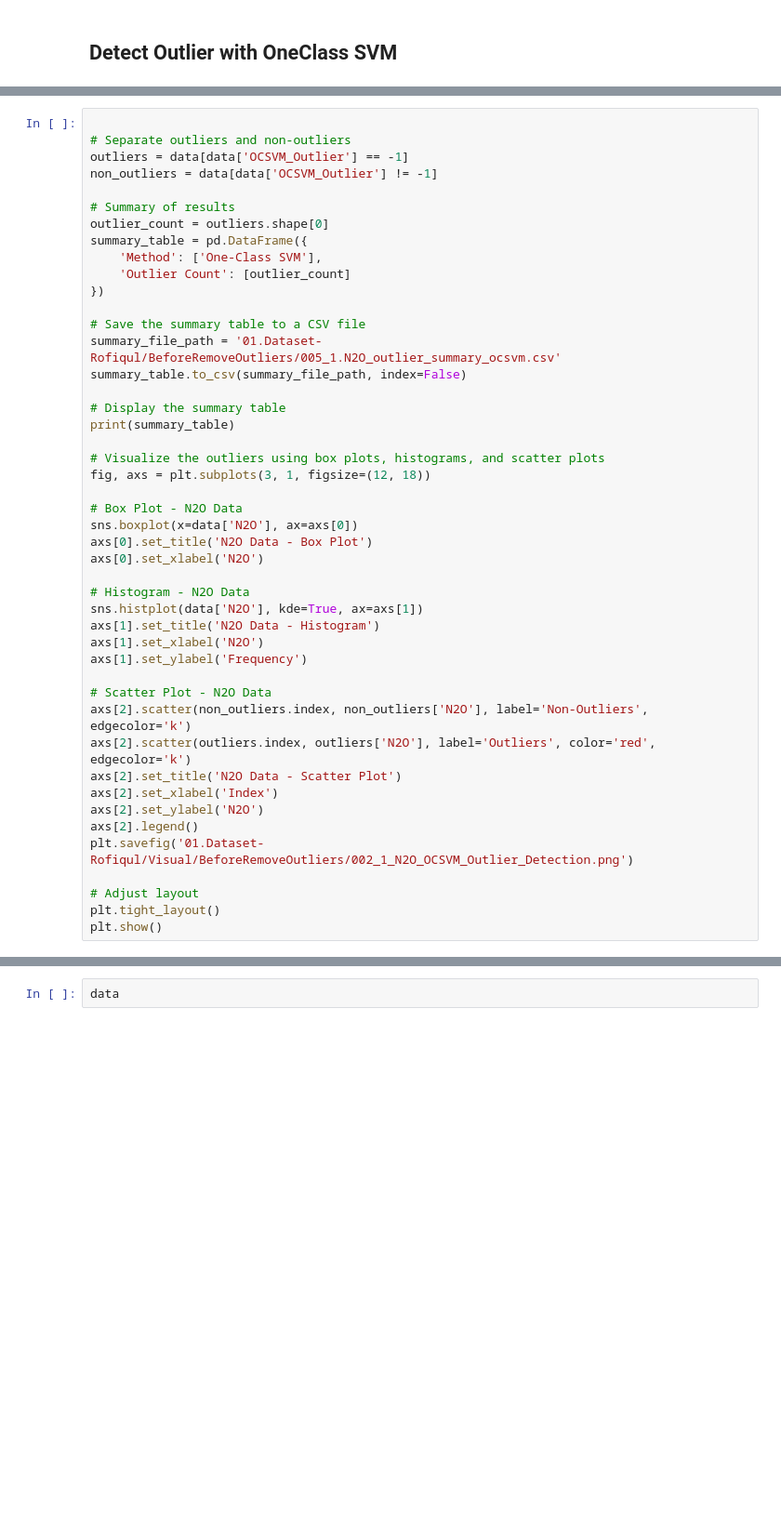
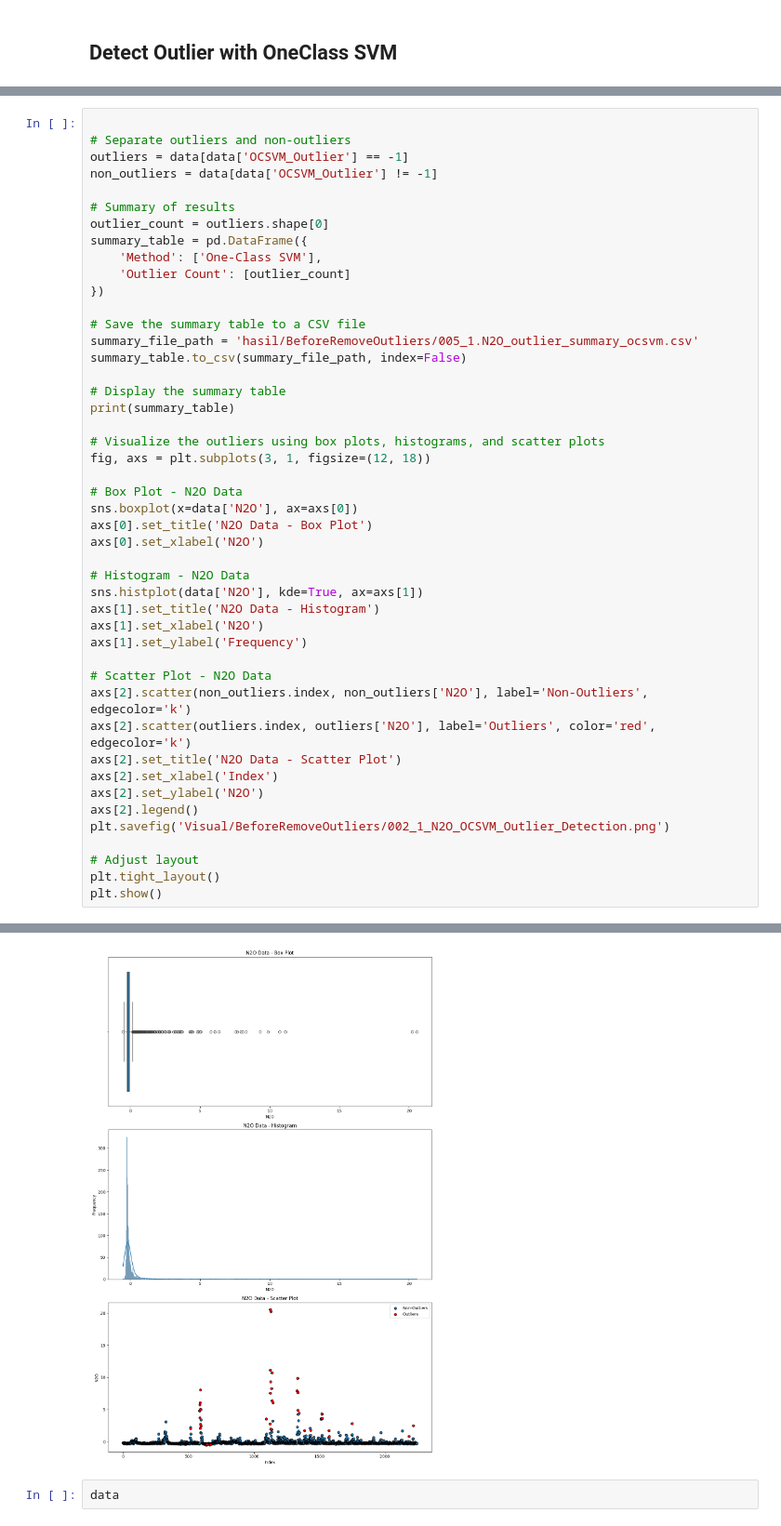
Before and after one commit to roniwahyu/outlier-detection2024, a Jupyter notebook: 01.Dataset-Rofiqul/Ujicoba6-01012024/010_06_Agriculture_N2O_IF_DBSCAN_OneClassSVM_Ensemble_OUTLIERS_DETECTION_Uji Weighted clean.ipynb, the cells around one changed output, grey strips where cells are left out. Shown at 93% size. Cells and saved outputs as stored; diff of their text form; blank space fills up the shorter version.

```diff
--- a/01.Dataset-Rofiqul/Ujicoba6-01012024/010_06_Agriculture_N2O_IF_DBSCAN_OneClassSVM_Ensemble_OUTLIERS_DETECTION_Uji Weighted clean.ipynb
+++ b/01.Dataset-Rofiqul/Ujicoba6-01012024/010_06_Agriculture_N2O_IF_DBSCAN_OneClassSVM_Ensemble_OUTLIERS_DETECTION_Uji Weighted clean.ipynb
@@ -677,7 +720,7 @@ summary_table = pd.DataFrame({
 })
 
 # Save the summary table to a CSV file
-summary_file_path = '01.Dataset-Rofiqul/BeforeRemoveOutliers/005_1.N2O_outlier_summary_ocsvm.csv'
+summary_file_path = 'hasil/BeforeRemoveOutliers/005_1.N2O_outlier_summary_ocsvm.csv'
 summary_table.to_csv(summary_file_path, index=False)
 
 # Display the summary table
@@ -704,8 +747,9 @@ axs[2].set_title('N2O Data - Scatter Plot')
 axs[2].set_xlabel('Index')
 axs[2].set_ylabel('N2O')
 axs[2].legend()
-plt.savefig('01.Dataset-Rofiqul/Visual/BeforeRemoveOutliers/002_1_N2O_OCSVM_Outlier_Detection.png')
+plt.savefig('Visual/BeforeRemoveOutliers/002_1_N2O_OCSVM_Outlier_Detection.png')
 
 # Adjust layout
 plt.tight_layout()
 plt.show()
+# %% [output]
@@ -712,3 +758,4 @@ plt.show()
+[figure, added]
 # %%
 data
 # %% [markdown]
```
Also changed, not shown: parts of 28 cells of this notebook, 31 other files.
